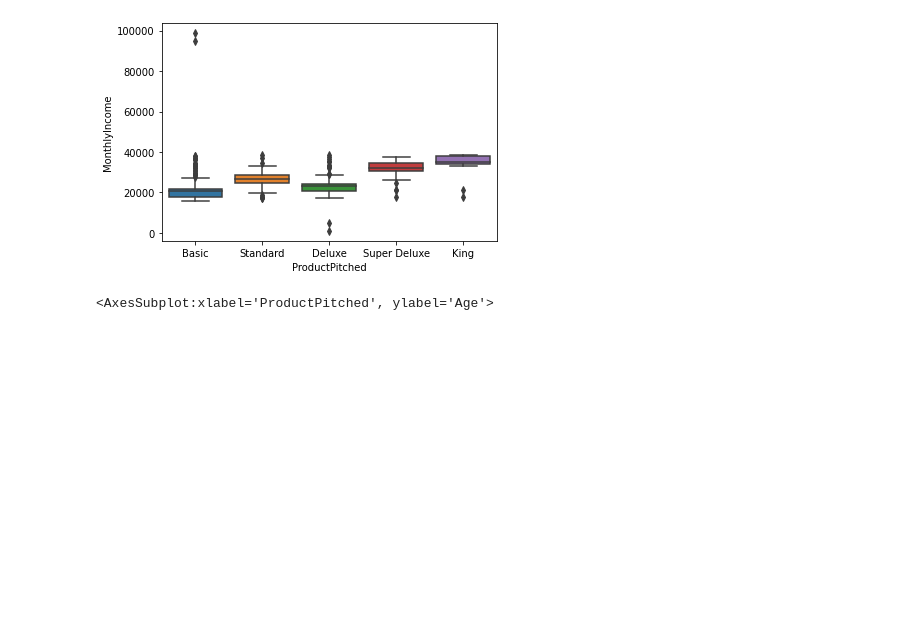
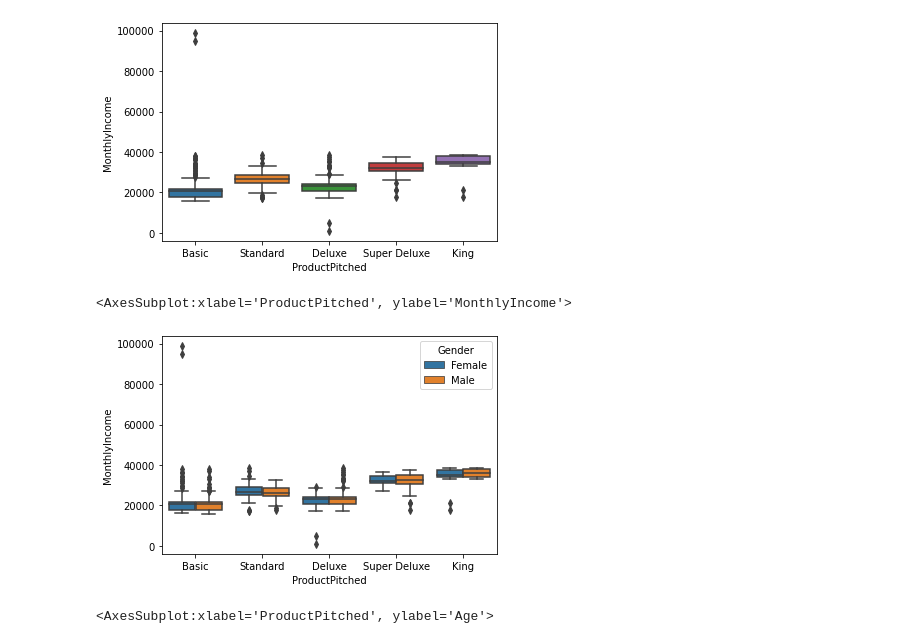
Before and after one commit to chabazite/Tourism_recommendations, a Jupyter notebook: notebooks/2.0_ASI_EDA.ipynb, the cells around one changed output. Saved outputs shown, nothing was run; the diff lists cells and outputs as text; code cells hidden in the pictures; blank space fills up the shorter version.

```diff
--- a/notebooks/2.0_ASI_EDA.ipynb
+++ b/notebooks/2.0_ASI_EDA.ipynb
@@ -93,6 +130,11 @@ sns.boxplot(data=tourism_df, x='ProductPitched', y='MonthlyIncome', order = ['Ba
 # %% [output]
 <AxesSubplot:xlabel='ProductPitched', ylabel='MonthlyIncome'>
 [figure]
+# %%
+sns.boxplot(data=tourism_df, x='ProductPitched', y='MonthlyIncome', hue='Gender', order = ['Basic','Standard','Deluxe','Super Deluxe', 'King'])
+# %% [output]
+<AxesSubplot:xlabel='ProductPitched', ylabel='MonthlyIncome'>
+[figure, added]
 # %%
 sns.boxplot(data=tourism_df, x='ProductPitched', y='Age', hue = 'ProdTaken', order = ['Basic','Standard','Deluxe','Super Deluxe', 'King'])
 # %% [output]
```
Also changed, not shown: parts of 18 cells of this notebook.
